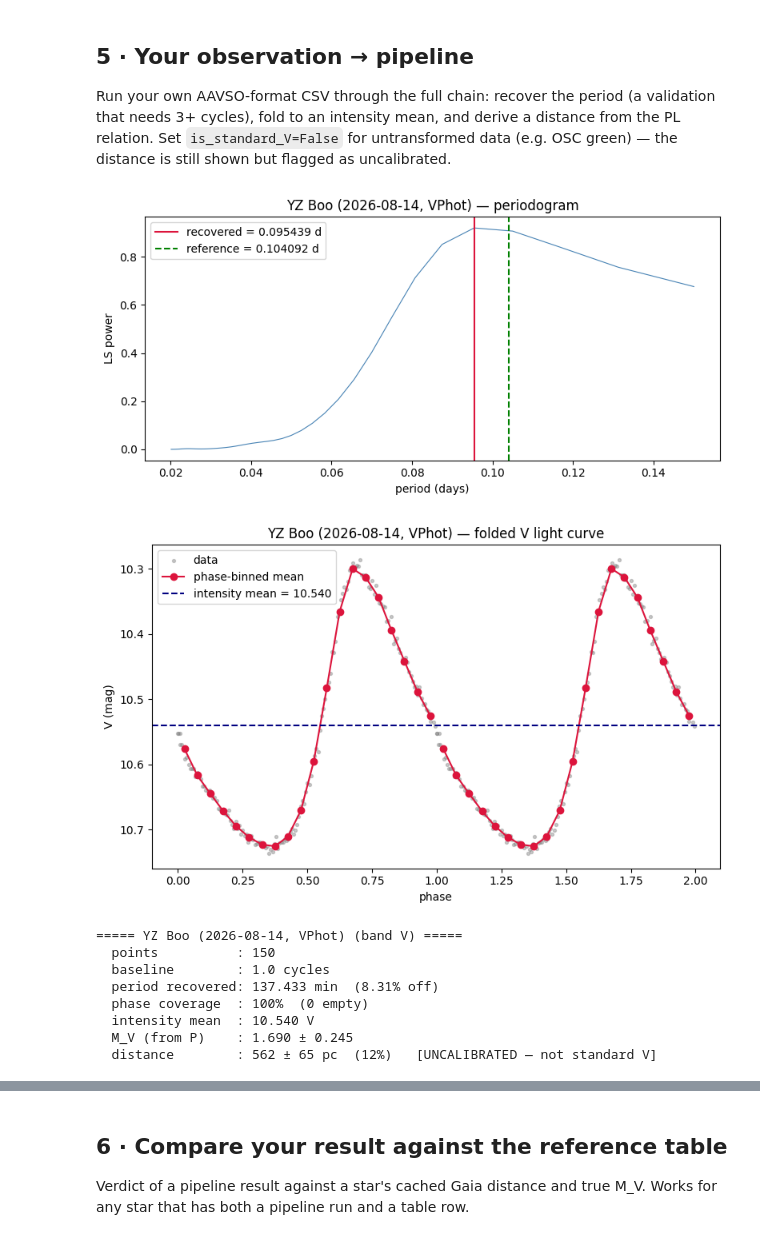
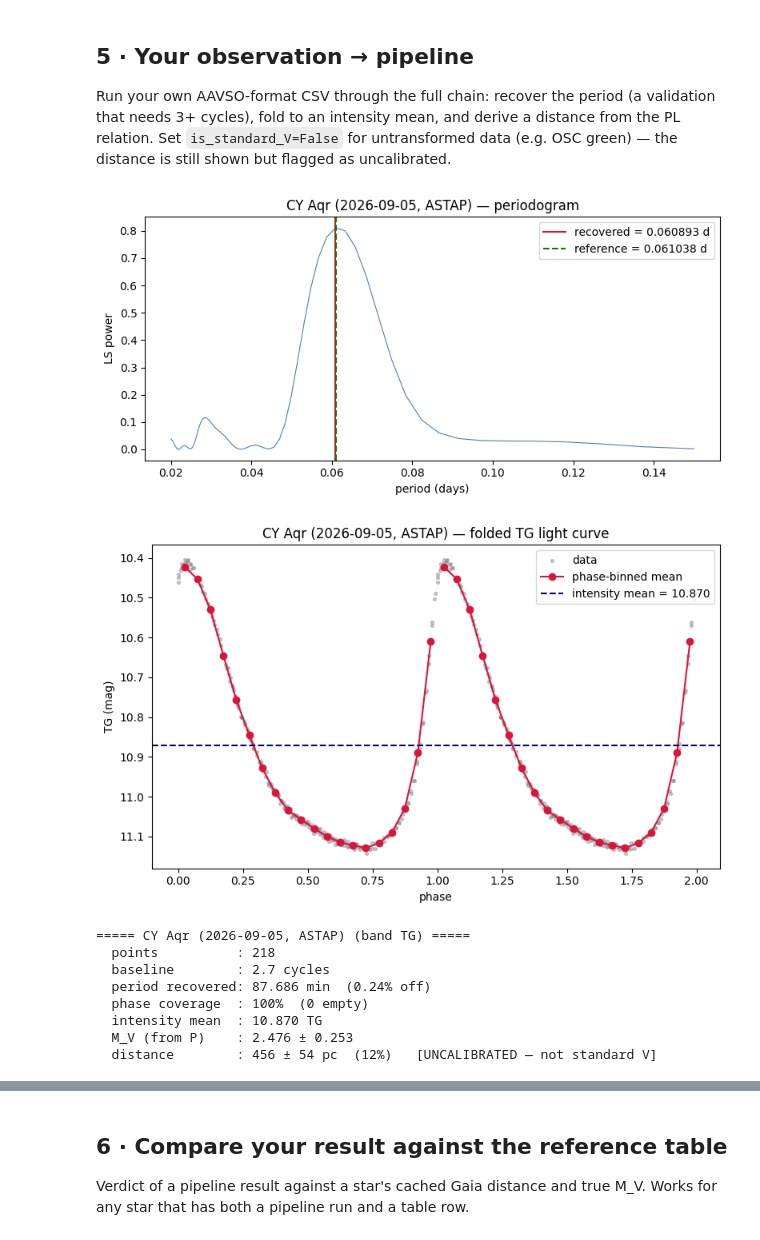
Before and after one commit to jeffrwatts/AstroPlannerData, a Jupyter notebook: sxphe_distances.ipynb, the cells around one changed output, grey strips where cells are left out. Saved outputs shown, nothing was run; the diff lists cells and outputs as text; code cells hidden in the pictures.

```diff
--- a/sxphe_distances.ipynb
+++ b/sxphe_distances.ipynb
@@ -589,16 +589,22 @@ def _parse_aavso_extended(path):
 
 
 def load_aavso_extended(path, band="V", transformed_only=False, densest_night=False):
-    """Load a single-observer AAVSO 'Extended Format' report (e.g. a VPhot export).
+    """Load a single-observer AAVSO 'Extended Format' report (e.g. a VPhot or
+    ASTAP export).
 
     This is a DIFFERENT format from the multi-observer WebObs CSVs used for the
     reference sample (load_aavso): metadata lives in leading '#KEY=VALUE' lines,
     the column header is itself a '#'-prefixed line (NAME,DATE,MAG,MERR,FILT,TRANS,
-    MTYPE,CNAME,CMAG,KNAME,KMAG,AMASS,GROUP,CHART,NOTES) rather than WebObs's
-    JD/Magnitude/Band/Transfomed/..., dates are already whatever #DATE declares
-    (JD here, not HJD), there's no per-row Validation Flag (a single VPhot run is
-    pre-vetted), and the trailing NOTES field itself contains '|'-delimited
-    key=value pairs -- it's split off whole rather than exploded into columns.
+    MTYPE,CNAME,CMAG,KNAME,KMAG,AMASS/AIRMASS,GROUP,CHART,NOTES -- the airmass
+    column's name varies by generator, but it's never read by name here) rather
+    than WebObs's JD/Magnitude/Band/Transfomed/..., dates are already whatever
+    #DATE declares (JD here, not HJD), there's no per-row Validation Flag (a
+    single run is pre-vetted), and the trailing NOTES field is split off whole
+    rather than exploded into columns (its internal delimiter -- '|' for VPhot,
+    ';' for ASTAP -- isn't parsed here). band selects FILT, which isn't always a
+    plain photometric band: ASTAP's ensemble reports use "TG" ("Transformed
+    Gaia") for an all-sky Gaia DR3 comp ensemble already color-transformed to
+    the standard system, rather than a local sequence in a named band.
     Returns (times, mags, meta) with the same shape as load_aavso.
     """
     df, meta_kv = _parse_aavso_extended(path)
@@ -654,50 +660,51 @@ def run_pipeline(csv_path, star_name, period, band="V", densest_night=True,
 
     M_V, M_err = period_to_absmag(period)                # this star's own M_V
     d, d_err = distance_from_modulus(mean_mag, M_V, A_V=A_V,
                                      m_err=m_err, M_err=M_err, A_err=A_err)
     pct_off  = 100*abs(period_rec - period)/period
     n_cycles = (times.max()-times.min())/period
     tag = "" if is_standard_V else "   [UNCALIBRATED — not standard V]"
 
     print("\n" + "\n".join([
         f"===== {label} (band {band}) =====",
         f"  points          : {meta['n_clean']}",
         f"  baseline        : {n_cycles:.1f} cycles",
         f"  period recovered: {period_rec*1440:.3f} min  ({pct_off:.2f}% off)",
         f"  phase coverage  : {100*fdiag['coverage']:.0f}%  ({fdiag['n_empty']} empty)",
         f"  intensity mean  : {mean_mag:.3f} {band}",
         f"  M_V (from P)    : {M_V:.3f} ± {M_err:.3f}",
         f"  distance        : {d:.0f} ± {d_err:.0f} pc  ({100*d_err/d:.0f}%){tag}",
     ]) + "\n")
 
     return {"label": label, "star": star_name, "band": band, "meta": meta,
             "period_recovered": period_rec, "pct_off": pct_off,
             "mean_mag": mean_mag, "M_V": M_V, "M_err": M_err,
             "distance_pc": d, "distance_err_pc": d_err,
             "is_standard_V": is_standard_V, "fdiag": fdiag}
 
 
-# Your data: YZ Boo, shot 2026-08-14, reduced in VPhot (single-observer Extended
+# Your data: CY Aqr, shot 2026-09-05, reduced in ASTAP (single-observer Extended
 # Format report -> use load_aavso_extended). Whole file is one night, so
 # densest_night=False just uses all of it. Period from the reference sample.
-# TRANS=NO on every row of this file (no color-term transformation applied yet --
-# that needs a calibrated standard-field run to derive Tv), so this is flagged
-# is_standard_V=False: instrumental-ish V, not a true standard-system magnitude.
-res = run_pipeline("sxphe_data/AAVSOReport_YZ-Boo_V_20260814.txt", "YZ Boo",
-                   0.104091579, band="V", densest_night=False,
+# FILT=TG here (not "V"): ASTAP's ensemble comp stars are Gaia DR3 magnitudes
+# already transformed to the standard system, but TRANS=NO on every row means
+# no further per-observer color-term transform was applied on top of that, so
+# this is flagged is_standard_V=False pending a calibrated standard-field check.
+res = run_pipeline("sxphe_data/CY_Aqr_10.42-11.2;_Period_0.061038408;_Type_DSct;_Spectr_A2-A8_2026-09-05_report.txt",
+                   "CY Aqr", 0.06103845, band="TG", densest_night=False,
                    loader=load_aavso_extended, is_standard_V=False,
-                   label="YZ Boo (2026-08-14, VPhot)")
+                   label="CY Aqr (2026-09-05, ASTAP)")
 # %% [output]
-[figure, old version]
+[figure, new version]
-[figure, old version]
+[figure, new version]
-===== YZ Boo (2026-08-14, VPhot) (band V) =====
-  points          : 150
-  baseline        : 1.0 cycles
-  period recovered: 137.433 min  (8.31% off)
+===== CY Aqr (2026-09-05, ASTAP) (band TG) =====
+  points          : 218
+  baseline        : 2.7 cycles
+  period recovered: 87.686 min  (0.24% off)
   phase coverage  : 100%  (0 empty)
-  intensity mean  : 10.540 V
-  M_V (from P)    : 1.690 ± 0.245
-  distance        : 562 ± 65 pc  (12%)   [UNCALIBRATED — not standard V]
+  intensity mean  : 10.870 TG
+  M_V (from P)    : 2.476 ± 0.253
+  distance        : 456 ± 54 pc  (12%)   [UNCALIBRATED — not standard V]
 # %%
 # --- raw light curve: V mag vs. time (HST), one point per observation ------
 def plot_raw_lightcurve(csv_path, band="V", loader=load_aavso_extended,
```
Also changed, not shown: parts of 2 cells of this notebook, 1 other file.
